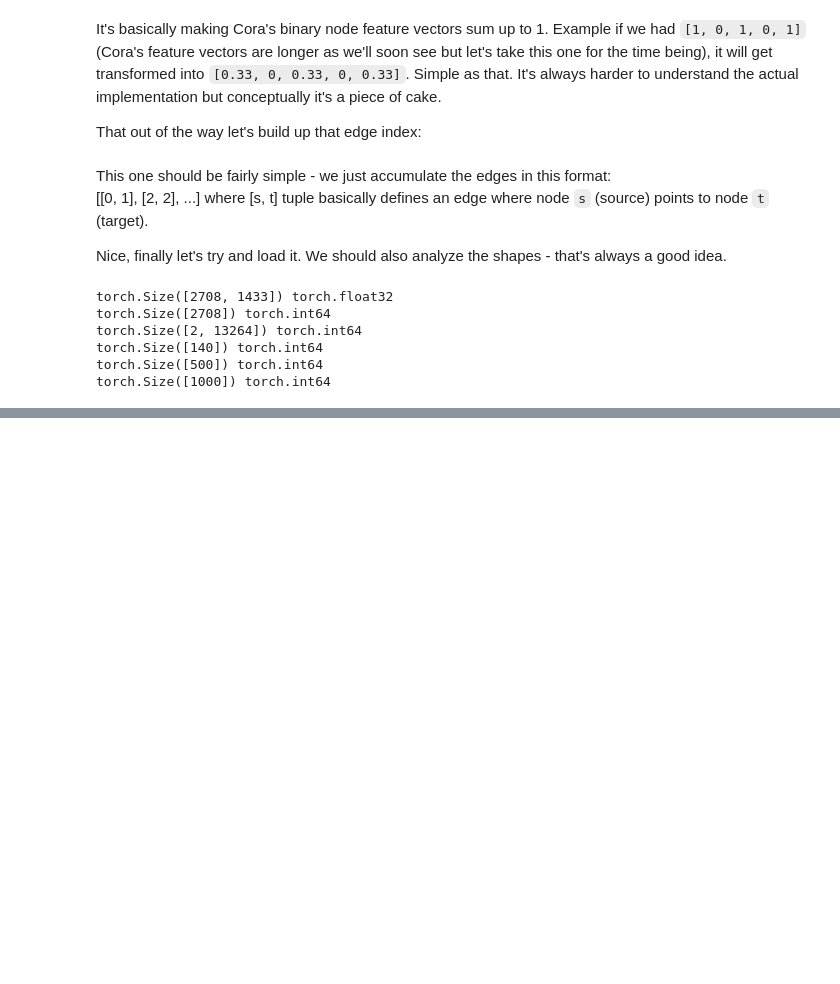
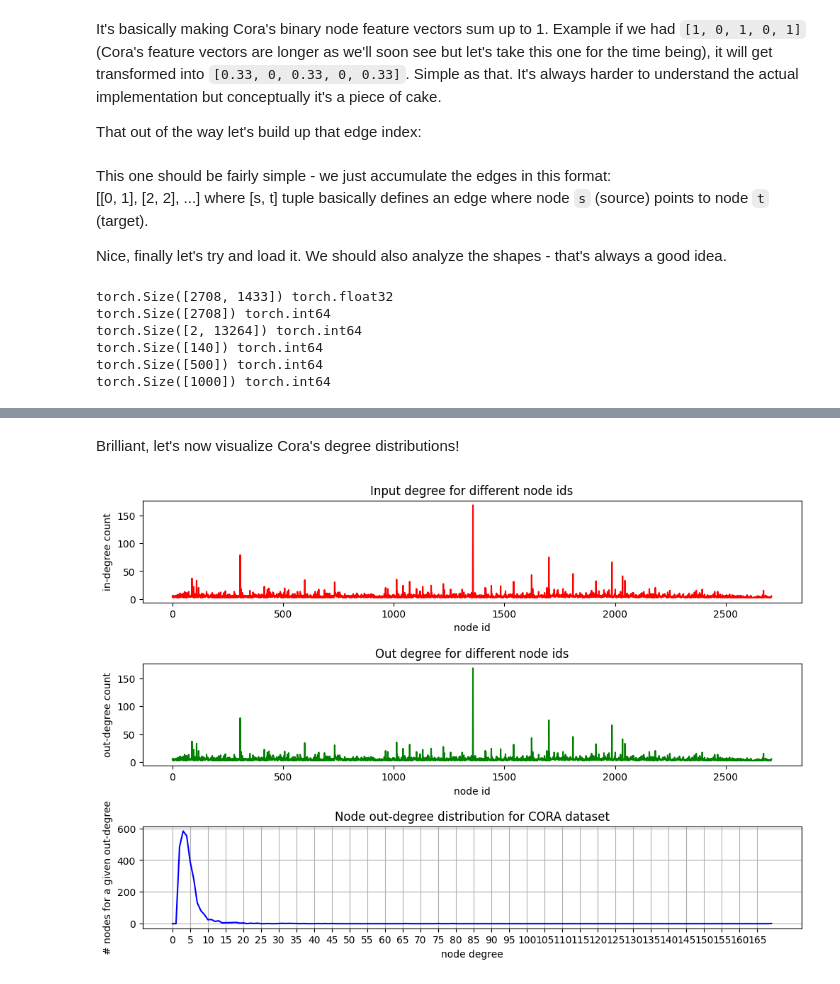
Before and after one commit to gordicaleksa/pytorch-GAT, a Jupyter notebook: The Annotated GAT.ipynb, the cells around one changed output, grey strips where cells are left out. Saved outputs shown, nothing was run; the diff lists cells and outputs as text; code cells hidden in the pictures; blank space fills up the shorter version.

Commit message:
Add Cora visualization to Jupyter, add nicer plot to README

```diff
--- a/The Annotated GAT.ipynb
+++ b/The Annotated GAT.ipynb
@@ -307,0 +361,6 @@ Visualizations are a huge bonus, so let's develop them.
+# %% [markdown]
+Brilliant, let's now visualize Cora's degree distributions!
+# %%
+plot_in_out_degree_distributions(edge_index, len(node_labels), config['dataset_name'])
+# %% [output]
+[figure, added]
```
Also changed, not shown: parts of 7 cells of this notebook, 3 other files.
